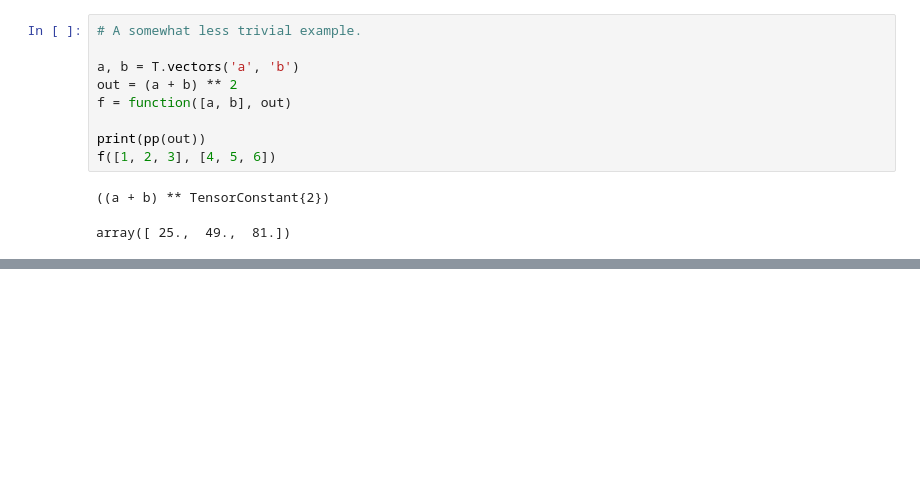
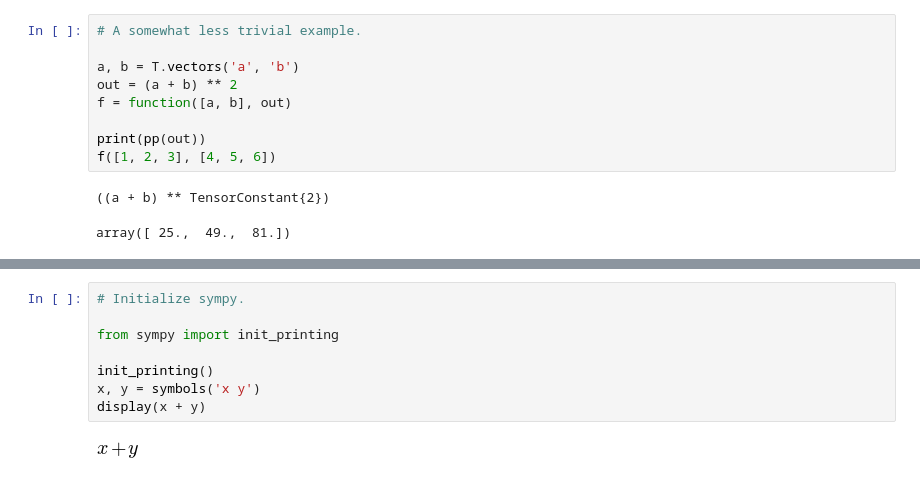
Before and after one commit to adityaramesh/theano_notes, a Jupyter notebook: notebooks/notes.ipynb, the cells around one changed output, grey strips where cells are left out. Saved outputs shown, nothing was run; the diff lists cells and outputs as text; blank space fills up the shorter version.

Commit message:
Notes on computation graphs.

```diff
--- a/notebooks/notes.ipynb
+++ b/notebooks/notes.ipynb
@@ -87,0 +88,10 @@ display(SVG(pydotprint(f, return_image=True, format='svg')))
+# %%
+# Initialize sympy.
+
+from sympy import init_printing
+
+init_printing()
+x, y = symbols('x y')
+display(x + y)
+# %% [output]
+[figure, added]
```
Also changed, not shown: parts of 10 cells of this notebook.
